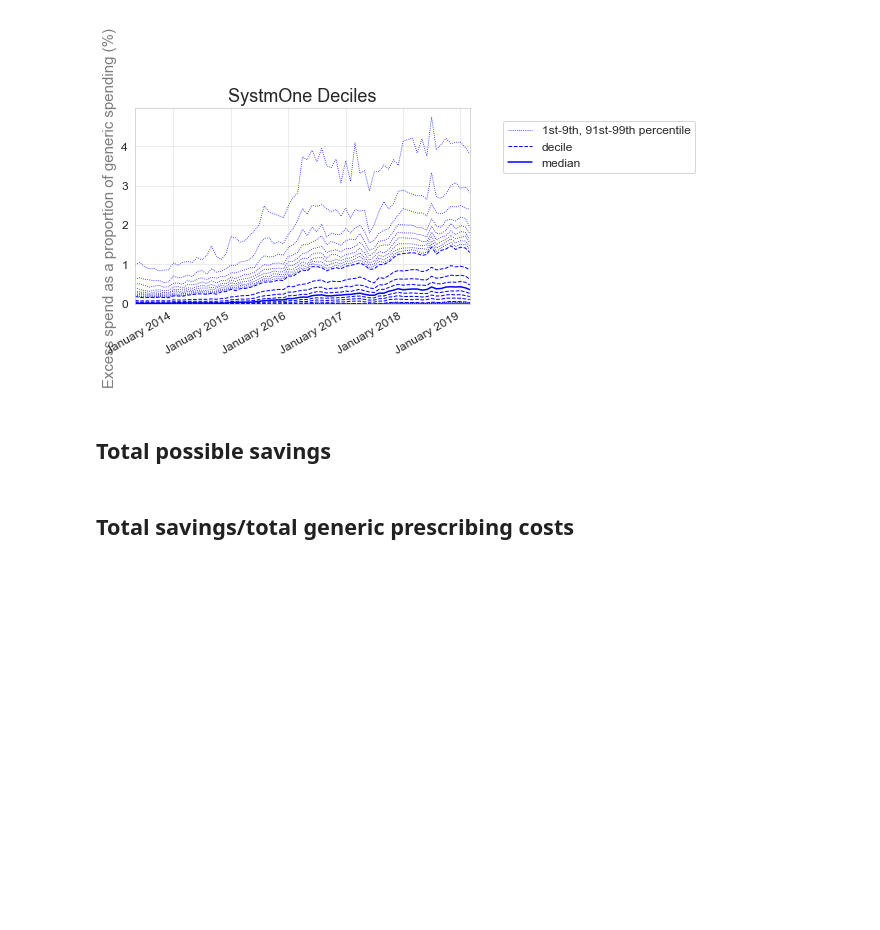
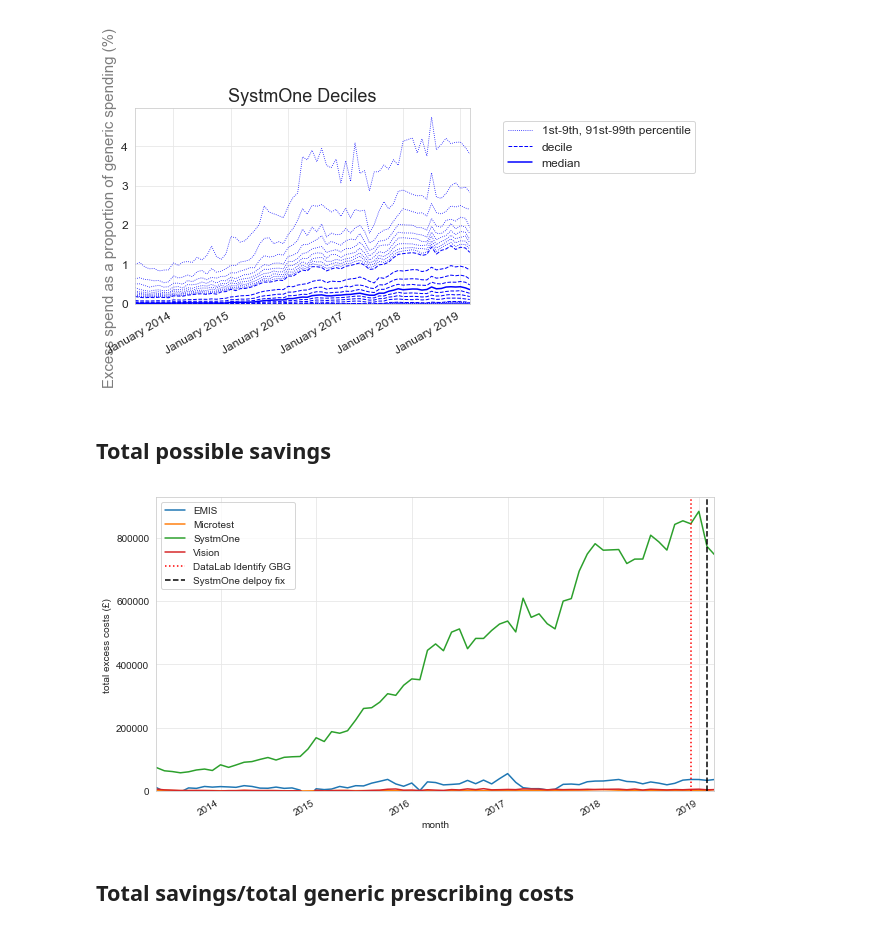
Before and after one commit to ebmdatalab/ghost_branded_generics_paper, a Jupyter notebook: Ghost Branded Generics.ipynb, the cells around one changed output. Saved outputs shown, nothing was run; the diff lists cells and outputs as text; code cells hidden in the pictures; blank space fills up the shorter version.

```diff
--- a/Ghost Branded Generics.ipynb
+++ b/Ghost Branded Generics.ipynb
@@ -454,16 +494,18 @@ plt.show()
 # %%
 f = plt.figure(figsize=(10, 6))
 layout = gridspec.GridSpec(1, 1, figure=f)
 ax = plt.subplot(layout[0])
-ax = by_epr['possible_savings'].plot(ax=ax)
+ax = by_epr2['possible_savings'].plot(ax=ax)
 ax.axvline('2018-12-01',color='r',linestyle=':', label='DataLab Identify GBG')
 ax.axvline('2019-02-01',color='k',linestyle='--', label='SystmOne delpoy fix')
 ax.legend()
 ax.set_ylabel('total excess costs (£) ')
 ax.set_ylim(0,)
 plt.savefig('savings_by_EHR.png', format='png', dpi=300,bbox_inches='tight')
 plt.savefig(r'gbg_images\gbg_fig4_totalcosts_ehr.png')
 plt.show()
+# %% [output]
+[figure, added]
 # %% [markdown]
 ## Total savings/total generic prescribing costs
 # %%
```
Also changed, not shown: parts of 27 cells of this notebook, 6 other files.
